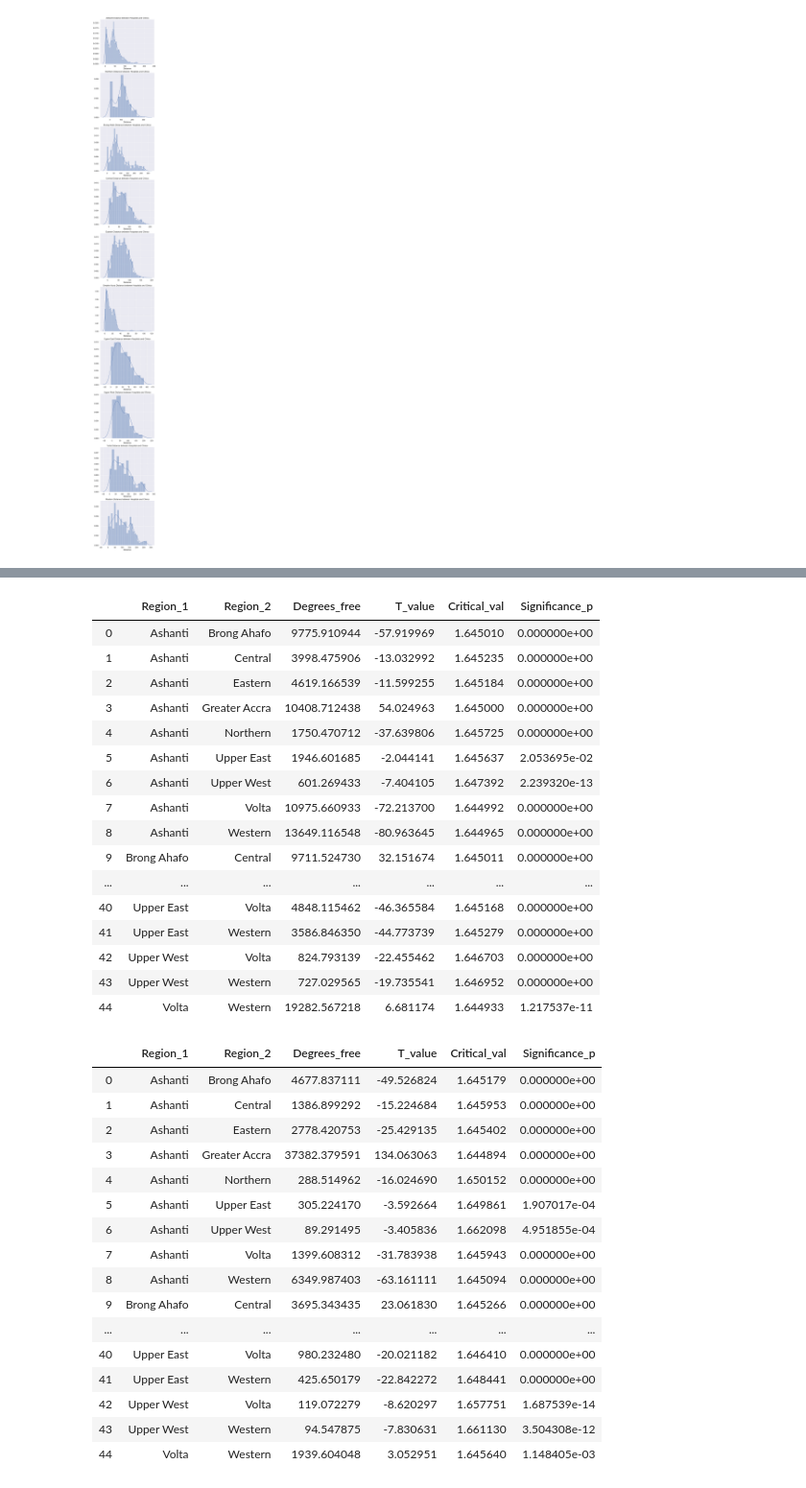
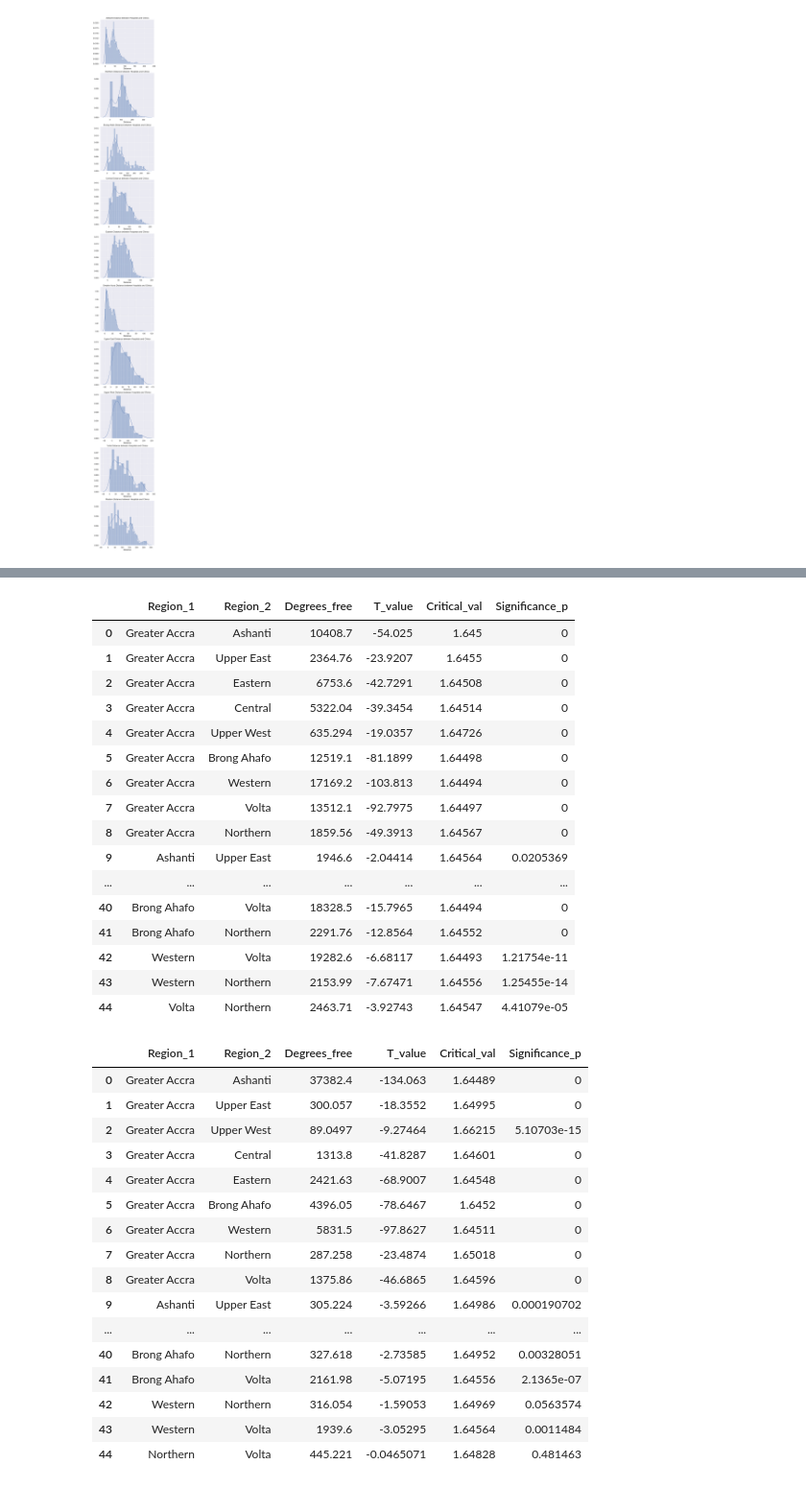
Before and after one commit to AndresRubianoM/Ghana_HealthFacilities, a Jupyter notebook: HealthFacilities.ipynb, the cells around one changed output, grey strips where cells are left out. Shown at 96% size. Saved outputs shown, nothing was run; the diff lists cells and outputs as text; code cells hidden in the pictures.

```diff
--- a/HealthFacilities.ipynb
+++ b/HealthFacilities.ipynb
@@ -398,17 +401,20 @@ predominate_facilities = data_facilities.loc[(data_facilities.Type == 'clinic')
 distance_Clinics_Health = facilities_range('clinic', 'health centre', predominate_facilities)
 distance_Hospitals_Clinics = facilities_range('hospital', 'clinic', predominate_facilities)
 # %%
+# Stats of the distances dataframes (mean, deviation, count)
 stats_clinic_health = distance_Clinics_Health.groupby(['Region'], as_index = False).Distance.agg(['mean','std', 'count'])
+stats_clinic_health = stats_clinic_health.sort_values(by = ['mean'])
 stats_hospital_clinic = distance_Hospitals_Clinics.groupby(['Region'], as_index = False).Distance.agg(['mean','std', 'count'])
+stats_hospital_clinic = stats_hospital_clinic.sort_values(by = ['mean'])
 
 fig, ax = plt.subplots(1,2, figsize = (10,5))
 fig.tight_layout()
-sns.barplot(x = stats_clinic_health.index, y = stats_clinic_health['mean'].sort_values(), ax = ax[0,])
+sns.barplot(x = stats_clinic_health.index, y = stats_clinic_health['mean'], ax = ax[0,])
 ax[0].set_title('Mean Distance from Clinics to Health Center')
 ax[0].tick_params(labelrotation=90)
 ax[0].set_ylim([0,120])
 ax[0].set_ylabel('Mean Distance')
-sns.barplot(x = stats_hospital_clinic.index, y = stats_hospital_clinic['mean'].sort_values(), ax = ax[1])
+sns.barplot(x = stats_hospital_clinic.index, y = stats_hospital_clinic['mean'], ax = ax[1])
 ax[1].set_title('Mean Distance from Hospitals to Clinics')
 ax[1].tick_params(labelrotation=90)
 ax[1].set_ylim([0,120])
@@ -459,6 +458,9 @@ stats_clinic_health
 #  Alternative Hypothesis M1-M2 > 0
 #  Assuming the variance is different and unknown
 def hypothesis_test(data):
+    ''' Function to calculate the significance value p for a hypothesis testing between means with different and unknown
+     deviations.
+     data: dataframe of the distances between facilities (Preferibly using the function "facilities_range")'''
     hypo_clinics = []
     list_region2 = list(data.index)
     alpha = 0.05
@@ -483,45 +485,49 @@ def hypothesis_test(data):
     Hypothesis =pd.DataFrame(hypo_clinics, columns = ['Region_1', 'Region_2','Degrees_free','T_value','Critical_val', 'Significance_p'])
 
     return Hypothesis
+# %%
+def color_vals(val):
+    color = 'green' if val > 0.05 else 'red'
+    return 'color: %s' % color
 # %%
 hypothesis_clinic_health = hypothesis_test(stats_clinic_health)
-hypothesis_clinic_health
+hypothesis_clinic_health.style.applymap(color_vals, subset = pd.IndexSlice[:,['Significance_p']])
 # %% [output]
 |  | Region_1 | Region_2 | Degrees_free | T_value | Critical_val | Significance_p |
-| 0 | Ashanti | Brong Ahafo | 9775.910944 | -57.919969 | 1.645010 | 0.000000e+00 |
-| 1 | Ashanti | Central | 3998.475906 | -13.032992 | 1.645235 | 0.000000e+00 |
-| 2 | Ashanti | Eastern | 4619.166539 | -11.599255 | 1.645184 | 0.000000e+00 |
-| 3 | Ashanti | Greater Accra | 10408.712438 | 54.024963 | 1.645000 | 0.000000e+00 |
-| 4 | Ashanti | Northern | 1750.470712 | -37.639806 | 1.645725 | 0.000000e+00 |
-| 5 | Ashanti | Upper East | 1946.601685 | -2.044141 | 1.645637 | 2.053695e-02 |
-| 6 | Ashanti | Upper West | 601.269433 | -7.404105 | 1.647392 | 2.239320e-13 |
-| 7 | Ashanti | Volta | 10975.660933 | -72.213700 | 1.644992 | 0.000000e+00 |
-| 8 | Ashanti | Western | 13649.116548 | -80.963645 | 1.644965 | 0.000000e+00 |
-| 9 | Brong Ahafo | Central | 9711.524730 | 32.151674 | 1.645011 | 0.000000e+00 |
+| 0 | Greater Accra | Ashanti | 10408.7 | -54.025 | 1.645 | 0 |
+| 1 | Greater Accra | Upper East | 2364.76 | -23.9207 | 1.6455 | 0 |
+| 2 | Greater Accra | Eastern | 6753.6 | -42.7291 | 1.64508 | 0 |
+| 3 | Greater Accra | Central | 5322.04 | -39.3454 | 1.64514 | 0 |
+| 4 | Greater Accra | Upper West | 635.294 | -19.0357 | 1.64726 | 0 |
+| 5 | Greater Accra | Brong Ahafo | 12519.1 | -81.1899 | 1.64498 | 0 |
+| 6 | Greater Accra | Western | 17169.2 | -103.813 | 1.64494 | 0 |
+| 7 | Greater Accra | Volta | 13512.1 | -92.7975 | 1.64497 | 0 |
+| 8 | Greater Accra | Northern | 1859.56 | -49.3913 | 1.64567 | 0 |
+| 9 | Ashanti | Upper East | 1946.6 | -2.04414 | 1.64564 | 0.0205369 |
 | ... | ... | ... | ... | ... | ... | ... |
-| 40 | Upper East | Volta | 4848.115462 | -46.365584 | 1.645168 | 0.000000e+00 |
-| 41 | Upper East | Western | 3586.846350 | -44.773739 | 1.645279 | 0.000000e+00 |
-| 42 | Upper West | Volta | 824.793139 | -22.455462 | 1.646703 | 0.000000e+00 |
-| 43 | Upper West | Western | 727.029565 | -19.735541 | 1.646952 | 0.000000e+00 |
-| 44 | Volta | Western | 19282.567218 | 6.681174 | 1.644933 | 1.217537e-11 |
+| 40 | Brong Ahafo | Volta | 18328.5 | -15.7965 | 1.64494 | 0 |
+| 41 | Brong Ahafo | Northern | 2291.76 | -12.8564 | 1.64552 | 0 |
+| 42 | Western | Volta | 19282.6 | -6.68117 | 1.64493 | 1.21754e-11 |
+| 43 | Western | Northern | 2153.99 | -7.67471 | 1.64556 | 1.25455e-14 |
+| 44 | Volta | Northern | 2463.71 | -3.92743 | 1.64547 | 4.41079e-05 |
 # %%
 hypothesis_hospital_clinic = hypothesis_test(stats_hospital_clinic)
-hypothesis_hospital_clinic
+hypothesis_hospital_clinic.style.applymap(color_vals, subset = pd.IndexSlice[:,['Significance_p']])
 # %% [output]
 |  | Region_1 | Region_2 | Degrees_free | T_value | Critical_val | Significance_p |
-| 0 | Ashanti | Brong Ahafo | 4677.837111 | -49.526824 | 1.645179 | 0.000000e+00 |
-| 1 | Ashanti | Central | 1386.899292 | -15.224684 | 1.645953 | 0.000000e+00 |
-| 2 | Ashanti | Eastern | 2778.420753 | -25.429135 | 1.645402 | 0.000000e+00 |
-| 3 | Ashanti | Greater Accra | 37382.379591 | 134.063063 | 1.644894 | 0.000000e+00 |
-| 4 | Ashanti | Northern | 288.514962 | -16.024690 | 1.650152 | 0.000000e+00 |
-| 5 | Ashanti | Upper East | 305.224170 | -3.592664 | 1.649861 | 1.907017e-04 |
-| 6 | Ashanti | Upper West | 89.291495 | -3.405836 | 1.662098 | 4.951855e-04 |
-| 7 | Ashanti | Volta | 1399.608312 | -31.783938 | 1.645943 | 0.000000e+00 |
-| 8 | Ashanti | Western | 6349.987403 | -63.161111 | 1.645094 | 0.000000e+00 |
-| 9 | Brong Ahafo | Central | 3695.343435 | 23.061830 | 1.645266 | 0.000000e+00 |
+| 0 | Greater Accra | Ashanti | 37382.4 | -134.063 | 1.64489 | 0 |
+| 1 | Greater Accra | Upper East | 300.057 | -18.3552 | 1.64995 | 0 |
+| 2 | Greater Accra | Upper West | 89.0497 | -9.27464 | 1.66215 | 5.10703e-15 |
+| 3 | Greater Accra | Central | 1313.8 | -41.8287 | 1.64601 | 0 |
+| 4 | Greater Accra | Eastern | 2421.63 | -68.9007 | 1.64548 | 0 |
+| 5 | Greater Accra | Brong Ahafo | 4396.05 | -78.6467 | 1.6452 | 0 |
+| 6 | Greater Accra | Western | 5831.5 | -97.8627 | 1.64511 | 0 |
+| 7 | Greater Accra | Northern | 287.258 | -23.4874 | 1.65018 | 0 |
+| 8 | Greater Accra | Volta | 1375.86 | -46.6865 | 1.64596 | 0 |
+| 9 | Ashanti | Upper East | 305.224 | -3.59266 | 1.64986 | 0.000190702 |
 | ... | ... | ... | ... | ... | ... | ... |
-| 40 | Upper East | Volta | 980.232480 | -20.021182 | 1.646410 | 0.000000e+00 |
-| 41 | Upper East | Western | 425.650179 | -22.842272 | 1.648441 | 0.000000e+00 |
-| 42 | Upper West | Volta | 119.072279 | -8.620297 | 1.657751 | 1.687539e-14 |
-| 43 | Upper West | Western | 94.547875 | -7.830631 | 1.661130 | 3.504308e-12 |
-| 44 | Volta | Western | 1939.604048 | 3.052951 | 1.645640 | 1.148405e-03 |
+| 40 | Brong Ahafo | Northern | 327.618 | -2.73585 | 1.64952 | 0.00328051 |
+| 41 | Brong Ahafo | Volta | 2161.98 | -5.07195 | 1.64556 | 2.1365e-07 |
+| 42 | Western | Northern | 316.054 | -1.59053 | 1.64969 | 0.0563574 |
+| 43 | Western | Volta | 1939.6 | -3.05295 | 1.64564 | 0.0011484 |
+| 44 | Northern | Volta | 445.221 | -0.0465071 | 1.64828 | 0.481463 |
```
Also changed, not shown: parts of 12 cells of this notebook.
